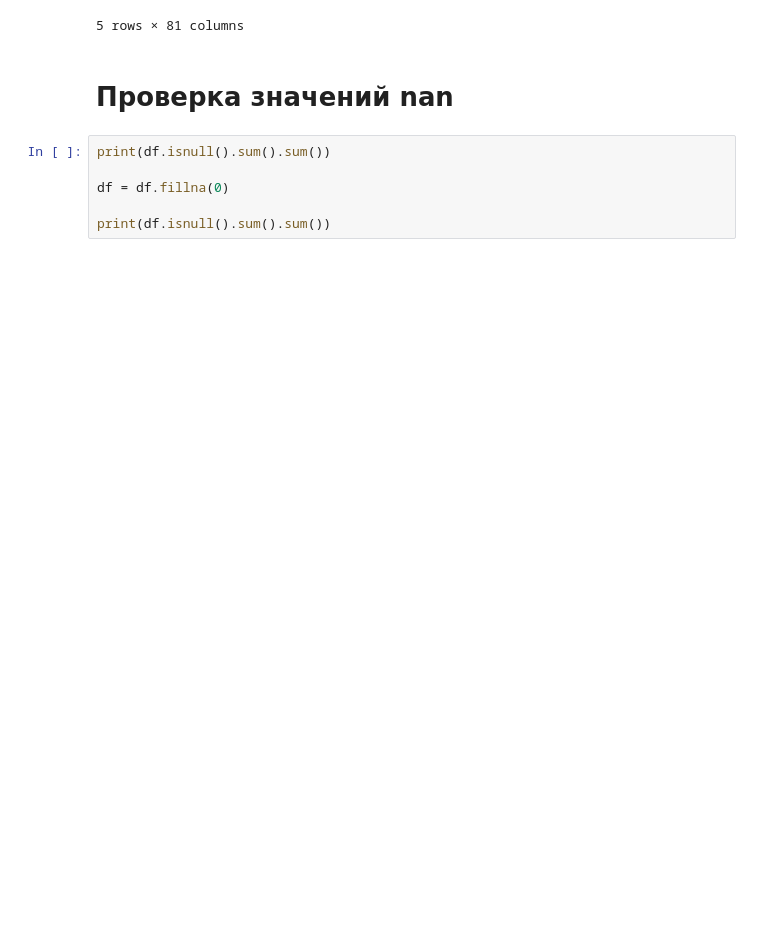
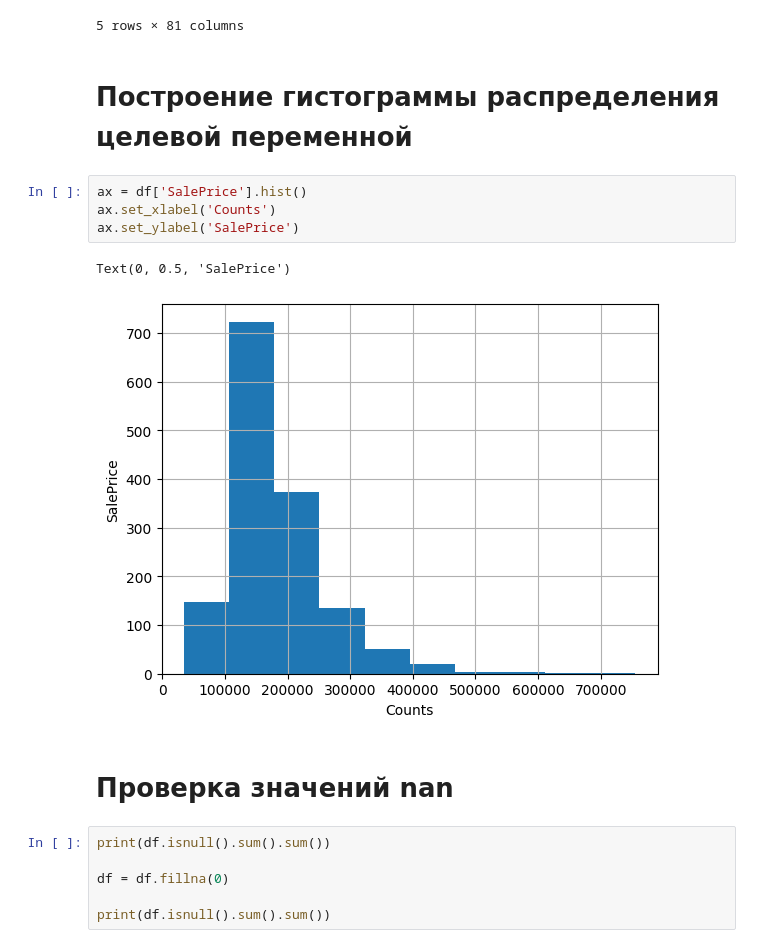
Before and after one commit to stebakov-i-n/OGU_Stebakov_it, a Jupyter notebook: kr_1.ipynb, the cells around one changed output. Drawn from its saved outputs; the diff is of its cells as text; blank space fills up the shorter version.

```diff
--- a/kr_1.ipynb
+++ b/kr_1.ipynb
@@ -21,6 +21,15 @@ df.head()
 | 3 | 4 | 70 | RL | 60.0 | 9550 | Pave | NaN | IR1 | Lvl | ... |
 | 4 | 5 | 60 | RL | 84.0 | 14260 | Pave | NaN | IR1 | Lvl | ... |
 5 rows × 81 columns
+# %% [markdown]
+# Построение гистограммы распределения целевой переменной
+# %%
+ax = df['SalePrice'].hist()
+ax.set_xlabel('Counts')
+ax.set_ylabel('SalePrice')
+# %% [output]
+Text(0, 0.5, 'SalePrice')
+[figure, added]
 # %% [markdown]
 # Проверка значений nan
 # %%
```
Also changed, not shown: parts of 7 cells of this notebook.
